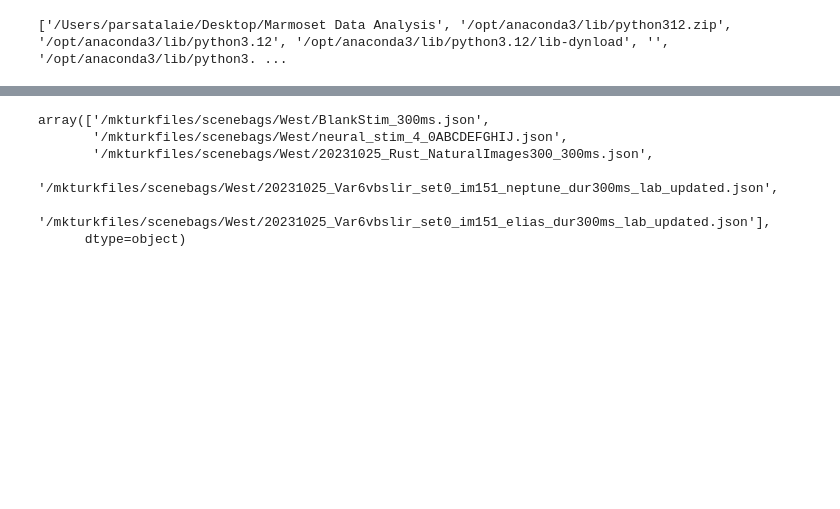
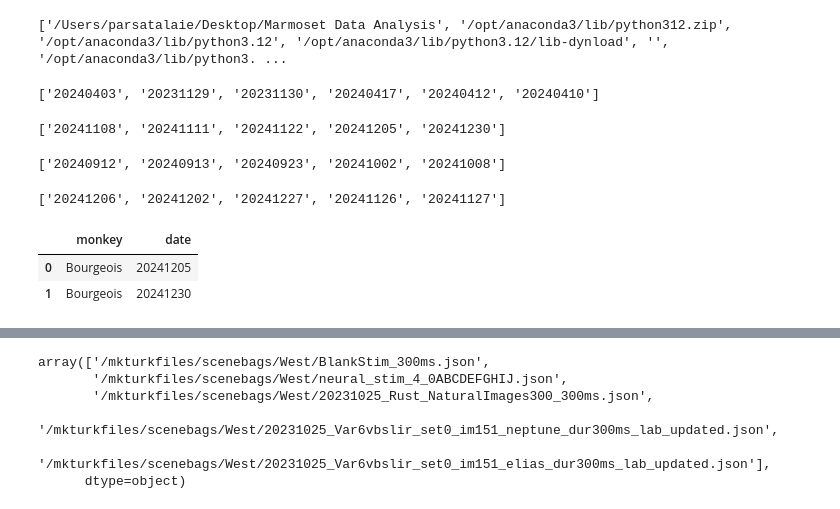
Before and after one commit to parsa2010/marm-data-analysis, a Jupyter notebook: General Spike Ret Concise.ipynb, the cells around one changed output, grey strips where cells are left out. Saved outputs shown, nothing was run; the diff lists cells and outputs as text; code cells hidden in the pictures; blank space fills up the shorter version.

```diff
--- a/General Spike Ret Concise.ipynb
+++ b/General Spike Ret Concise.ipynb
@@ -59,2 +60,66 @@ from data_analysis_tools_mkTurk.npix import chs_meta_2_site_coords
 # %% [output]
 ['/Users/parsatalaie/Desktop/Marmoset Data Analysis', '/opt/anaconda3/lib/python312.zip', '/opt/anaconda3/lib/python3.12', '/opt/anaconda3/lib/python3.12/lib-dynload', '', '/opt/anaconda3/lib/python3. ...
+# %%
+# West Rust
+
+pens_list = ['/mnt/smb/locker/issa-locker/users/Dan/ephys/West/West_20240403_R_H01_P52/all_psth.h5',
+'/mnt/smb/locker/issa-locker/users/Dan/ephys/West/West_20231129_R_H01_P02/all_psth.h5',
+'/mnt/smb/locker/issa-locker/users/Dan/ephys/West/West_20231130_R_H01_P03/all_psth.h5',
+'/mnt/smb/locker/issa-locker/users/Dan/ephys/West/West_20240417_R_H01_P61/all_psth.h5',
+'/mnt/smb/locker/issa-locker/users/Dan/ephys/West/West_20240412_R_H01_P59/all_psth.h5',
+'/mnt/smb/locker/issa-locker/users/Dan/ephys/West/West_20240410_R_H01_P57/all_psth.h5']
+
+west_rust_pens_dates = [path[54:62] for path in pens_list]
+west_rust_pens_dates
+# %% [output]
+['20240403', '20231129', '20231130', '20240417', '20240412', '20240410']
+# %%
+# Bourgeois Rust
+
+pens_list = ['axon.rc.zi.columbia.edu/mnt/smb/locker/issa-locker/users/Dan/ephys/Bourgeois/Bourgeois_20241108_R_H00_P09/all_psth.h5',
+'axon.rc.zi.columbia.edu/mnt/smb/locker/issa-locker/users/Dan/ephys/Bourgeois/Bourgeois_20241111_R_H00_P10/all_psth.h5',
+'axon.rc.zi.columbia.edu/mnt/smb/locker/issa-locker/users/Dan/ephys/Bourgeois/Bourgeois_20241122_R_H00_P19/all_psth.h5',
+'axon.rc.zi.columbia.edu/mnt/smb/locker/issa-locker/users/Dan/ephys/Bourgeois/Bourgeois_20241205_R_H00_P26/all_psth.h5',
+'axon.rc.zi.columbia.edu/mnt/smb/locker/issa-locker/users/Dan/ephys/Bourgeois/Bourgeois_20241230_R_H00_P39/all_psth.h5']
+
+bour_rust_pen_dates = [path[87:95] for path in pens_list]
+bour_rust_pen_dates
+# %% [output]
+['20241108', '20241111', '20241122', '20241205', '20241230']
+# %%
+# West HvM
+
+pens_list = ['axon.rc.zi.columbia.edu/mnt/smb/locker/issa-locker/users/Dan/ephys/West/West_20240912_R_H01_P73/all_psth.h5',
+'axon.rc.zi.columbia.edu/mnt/smb/locker/issa-locker/users/Dan/ephys/West/West_20240913_R_H01_P74/all_psth.h5',
+'axon.rc.zi.columbia.edu/mnt/smb/locker/issa-locker/users/Dan/ephys/West/West_20240923_R_H01_P76/all_psth.h5',
+'axon.rc.zi.columbia.edu/mnt/smb/locker/issa-locker/users/Dan/ephys/West/West_20241002_R_H01_P80/all_psth.h5',
+'axon.rc.zi.columbia.edu/mnt/smb/locker/issa-locker/users/Dan/ephys/West/West_20241008_R_H02_P38/all_psth.h5']
+
+west_hvm_pens_dates = [path[77:85] for path in pens_list]
+west_hvm_pens_dates
+# %% [output]
+['20240912', '20240913', '20240923', '20241002', '20241008']
+# %%
+# Bourgeois HvM
+
+pens_list = ['/Volumes/issa-locker/users/Dan/ephys/Bourgeois/Bourgeois_20241206_R_H00_P27/20241206.h5',
+ '/Volumes/issa-locker/users/Dan/ephys/Bourgeois/Bourgeois_20241202_R_H00_P23/20241202.h5',
+ '/Volumes/issa-locker/users/Dan/ephys/Bourgeois/Bourgeois_20241227_R_H00_P38/20241227.h5',
+ '/Volumes/issa-locker/users/Dan/ephys/Bourgeois/Bourgeois_20241126_R_H00_P21/20241126.h5',
+ '/Volumes/issa-locker/users/Dan/ephys/Bourgeois/Bourgeois_20241127_R_H00_P22/20241127.h5']
+
+bour_hvm_pens_dates = [path[57:65] for path in pens_list]
+bour_hvm_pens_dates
+# %% [output]
+['20241206', '20241202', '20241227', '20241126', '20241127']
+# %%
+bour_rust_pen_dates = ['20241205', '20241230']
+# %%
+pens_df = pd.DataFrame(columns=['monkey', 'date'])
+pens_df['date'] = bour_rust_pen_dates
+pens_df['monkey'] = 'Bourgeois'
+pens_df
+# %% [output]
+|  | monkey | date |
+| 0 | Bourgeois | 20241205 |
+| 1 | Bourgeois | 20241230 |
```
Also changed, not shown: parts of 7 cells of this notebook, 2 other files.
